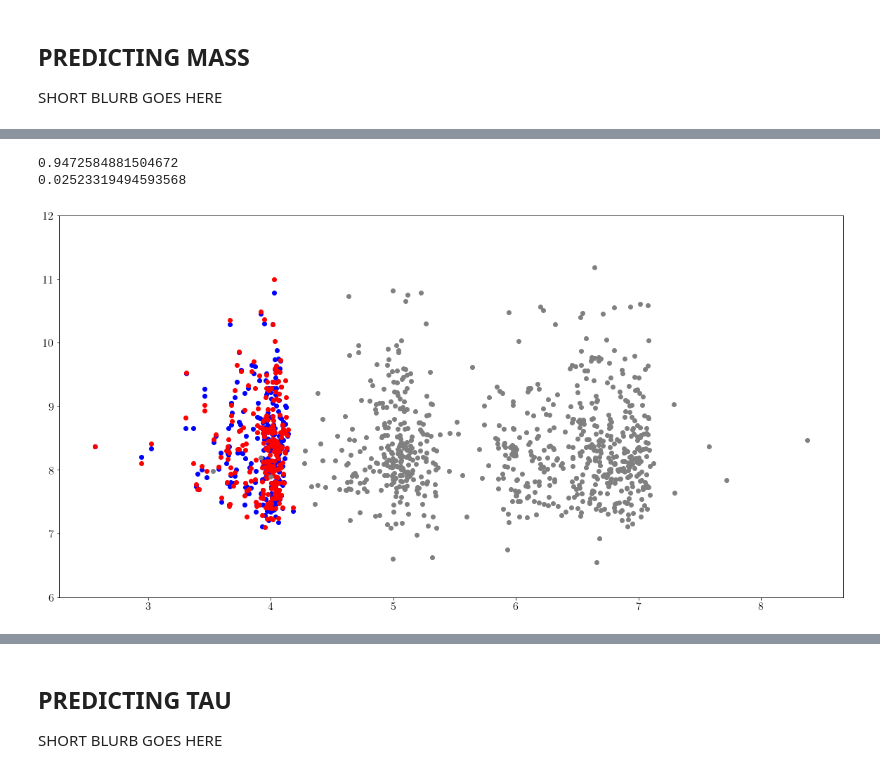
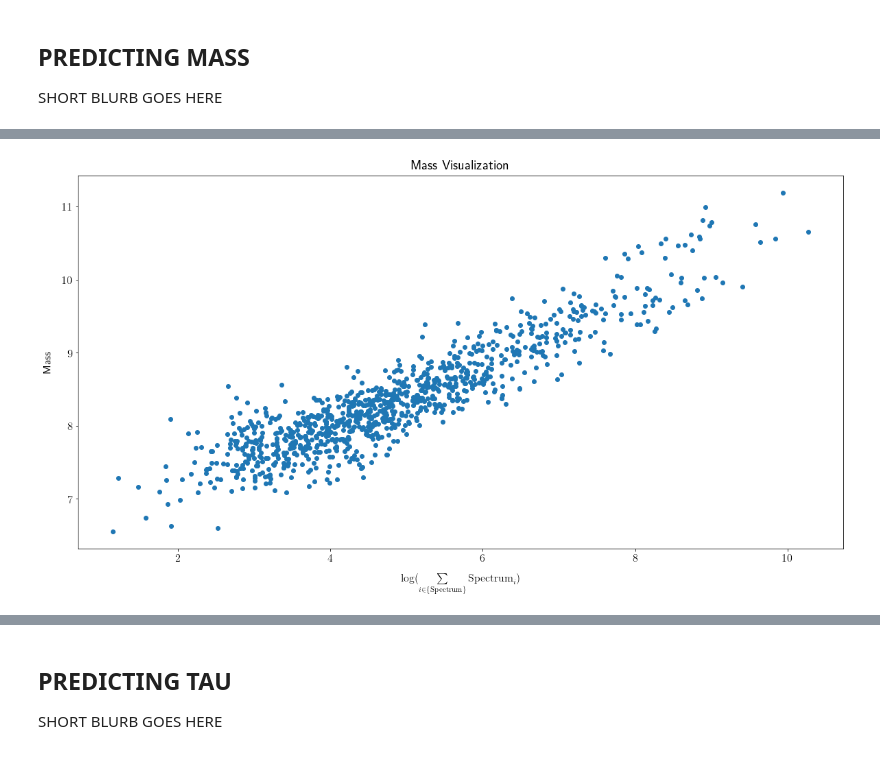
Before and after one commit to nathanaelg16/PHYS3600ID_Final_Project, a Jupyter notebook: Final Project.ipynb, the cells around one changed output, grey strips where cells are left out. Cells and saved outputs as stored; diff of their text form; code cells hidden in the pictures.

```diff
--- a/Final Project.ipynb
+++ b/Final Project.ipynb
@@ -254,29 +245,0 @@ plt.scatter(X, mass)
-# %%
-from sklearn.tree import DecisionTreeRegressor
-
-X_train, X_test, y_train, y_test = train_test_split(spectra, mass, random_state = 101)
-mass_model = DecisionTreeRegressor(max_features=803)
-mass_model.fit(X_train, y_train)
-
-prediction = mass_model.predict(X_test)
-
-X = np.empty(len(X_test))
-X2 = np.empty(len(X_train))
-
-for i in range(len(X_test)):
-    X[i] = np.log(np.sum(X_test[i]))
-
-for i in range(len(X_train)):
-    X2[i] = np.log(np.sum(X_train[i]))
-
-plt.ylim(6, 12)
-plt.scatter(X, prediction, c='blue')
-plt.scatter(X, y_test, c='red')
-plt.scatter(X2, y_train, c='grey')
-
-print(r2_score(y_test, prediction))
-print(mean_squared_error(y_test, prediction))
-# %% [output]
-0.9472584881504672
-0.02523319494593568
-[figure, removed]
@@ -288,0 +246,5 @@ plot_model_performance(X, mass, mass_model.predict(spectra), 'Mass')
+# %%
+mass = galaxy_properties['mass']
+visualize(mass, 'Mass', 'Mass Visualization', save_fig=True)
+# %% [output]
+[figure, added]
```
Also changed, not shown: parts of 17 cells of this notebook, 10 other files.
